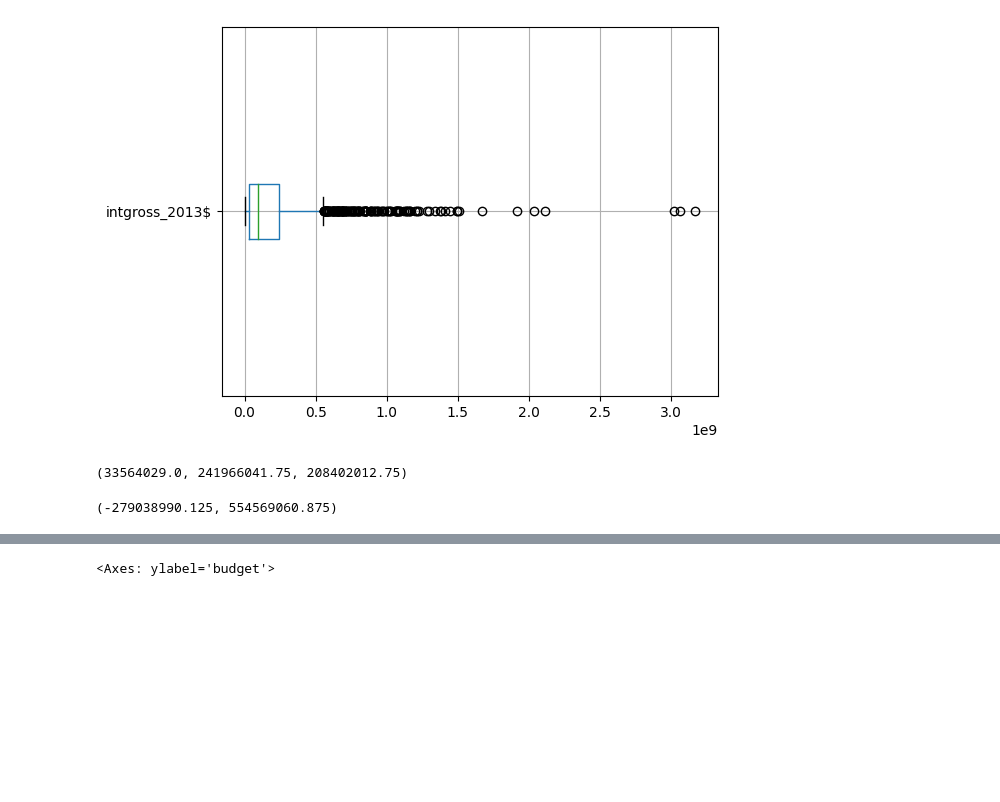
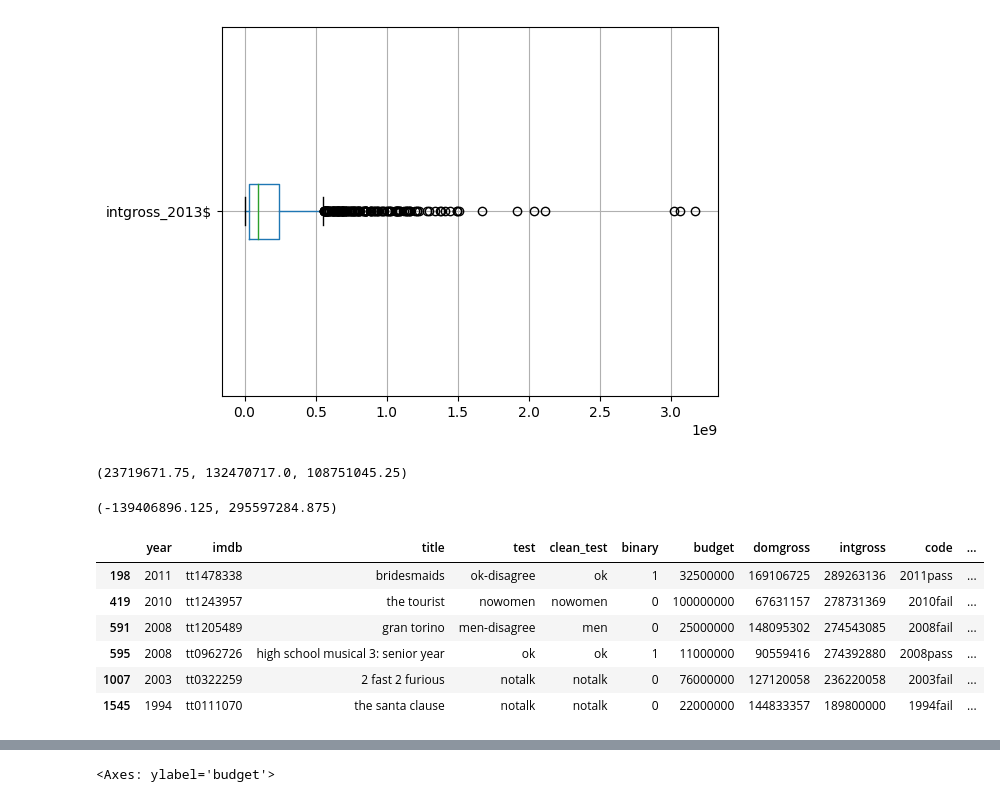
Before and after one commit to Mostafa-Mohamed-Atef/movies-data-science, a Jupyter notebook: movies.ipynb, the cells around one changed output, grey strips where cells are left out. Drawn from its saved outputs; the diff is of its cells as text; code cells hidden in the pictures; blank space fills up the shorter version.

```diff
--- a/movies.ipynb
+++ b/movies.ipynb
@@ -359,7 +359,3 @@ data.boxplot(column='intgross_2013$', vert=False)
 # %% [output]
 <Axes: >
 [figure]
-# %%
-q1,q3,iqr
-# %% [output]
-(33564029.0, 241966041.75, 208402012.75)
@@ -366,6 +366,21 @@ q1,q3,iqr
+# %%
+new_q1, new_q3, new_iqr
+# %% [output]
+(23719671.75, 132470717.0, 108751045.25)
 # %%
-lower_limit = q1 - 1.5 * iqr
-upper_limit = q3 + 1.5 * iqr
+lower_limit = new_q1 - 1.5 * new_iqr
+upper_limit = new_q3 + 1.5 * new_iqr
 lower_limit, upper_limit
 # %% [output]
-(-279038990.125, 554569060.875)
+(-139406896.125, 295597284.875)
+# %%
+rows_to_remove = data.loc[(data['intgross_2013$'] > upper_limit) | (data['intgross_2013$'] < lower_limit)]
+rows_to_remove
+# %% [output]
+|  | year | imdb | title | test | clean_test | binary | budget | domgross | intgross | code | ... |
+| 198 | 2011 | tt1478338 | bridesmaids | ok-disagree | ok | 1 | 32500000 | 169106725 | 289263136 | 2011pass | ... |
+| 419 | 2010 | tt1243957 | the tourist | nowomen | nowomen | 0 | 100000000 | 67631157 | 278731369 | 2010fail | ... |
+| 591 | 2008 | tt1205489 | gran torino | men-disagree | men | 0 | 25000000 | 148095302 | 274543085 | 2008fail | ... |
+| 595 | 2008 | tt0962726 | high school musical 3: senior year | ok | ok | 1 | 11000000 | 90559416 | 274392880 | 2008pass | ... |
+| 1007 | 2003 | tt0322259 | 2 fast 2 furious | notalk | notalk | 0 | 76000000 | 127120058 | 236220058 | 2003fail | ... |
+| 1545 | 1994 | tt0111070 | the santa clause | notalk | notalk | 0 | 22000000 | 144833357 | 189800000 | 1994fail | ... |
```
Also changed, not shown: parts of 10 cells of this notebook.
